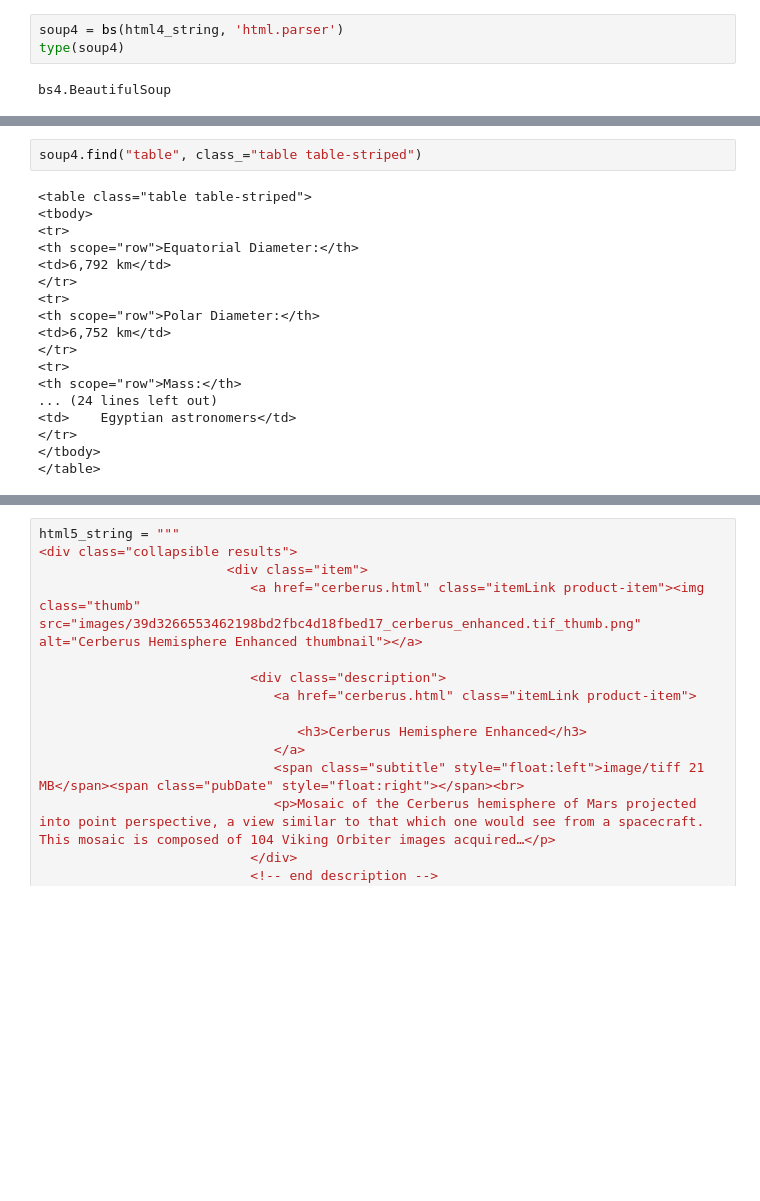
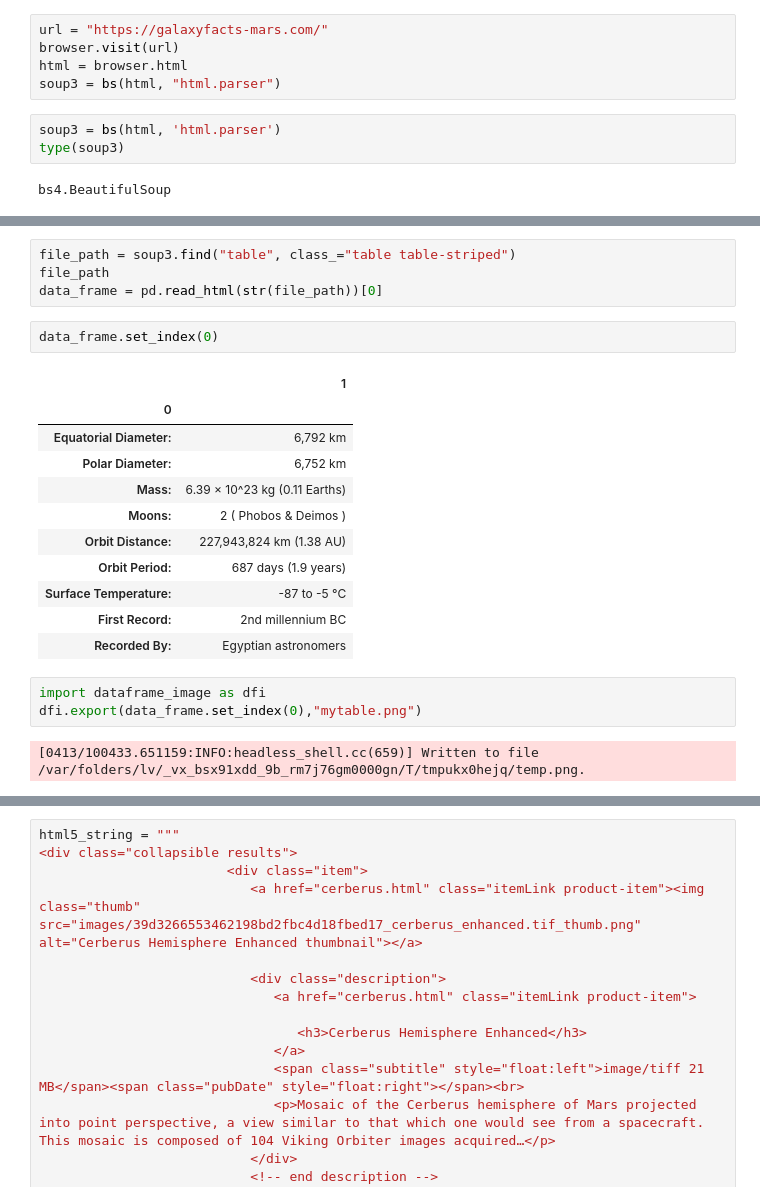
Before and after one commit to alexyyyyytytytytyt/sdf, a Jupyter notebook: mission_to_mars.ipynb, the cells around one changed output, grey strips where cells are left out. Drawn from its saved outputs; the diff is of its cells as text; blank space fills up the shorter version.

```diff
--- a/mission_to_mars.ipynb
+++ b/mission_to_mars.ipynb
@@ -160,6 +45,11 @@ html4_string = """
+# %%
+url = "https://galaxyfacts-mars.com/"
+browser.visit(url)
+html = browser.html
+soup3 = bs(html, "html.parser")
 # %%
-soup4 = bs(html4_string, 'html.parser')
-type(soup4)
+soup3 = bs(html, 'html.parser')
+type(soup3)
 # %% [output]
 bs4.BeautifulSoup
 # %%
@@ -185,20 +75,23 @@ print(soup4.prettify())
 # %%
-soup4.find("table", class_="table table-striped")
+file_path = soup3.find("table", class_="table table-striped")
+file_path
+data_frame = pd.read_html(str(file_path))[0]
-# %% [output]
-<table class="table table-striped">
-<tbody>
-<tr>
-<th scope="row">Equatorial Diameter:</th>
-<td>6,792 km</td>
-</tr>
-<tr>
-<th scope="row">Polar Diameter:</th>
-<td>6,752 km</td>
-</tr>
-<tr>
-<th scope="row">Mass:</th>
-... (24 lines left out)
-<td>    Egyptian astronomers</td>
-</tr>
-</tbody>
-</table>
+# %%
+data_frame.set_index(0)
+# %% [output]
+|  | 1 |
+| 0 |  |
+| Equatorial Diameter: | 6,792 km |
+| Polar Diameter: | 6,752 km |
+| Mass: | 6.39 × 10^23 kg (0.11 Earths) |
+| Moons: | 2 ( Phobos & Deimos ) |
+| Orbit Distance: | 227,943,824 km (1.38 AU) |
+| Orbit Period: | 687 days (1.9 years) |
+| Surface Temperature: | -87 to -5 °C |
+| First Record: | 2nd millennium BC |
+| Recorded By: | Egyptian astronomers |
+# %%
+import dataframe_image as dfi
+dfi.export(data_frame.set_index(0),"mytable.png")
+# %% [output]
+[0413/100433.651159:INFO:headless_shell.cc(659)] Written to file /var/folders/lv/_vx_bsx91xdd_9b_rm7j76gm0000gn/T/tmpukx0hejq/temp.png.
```
Also changed, not shown: parts of 44 cells of this notebook, 18 other files.
